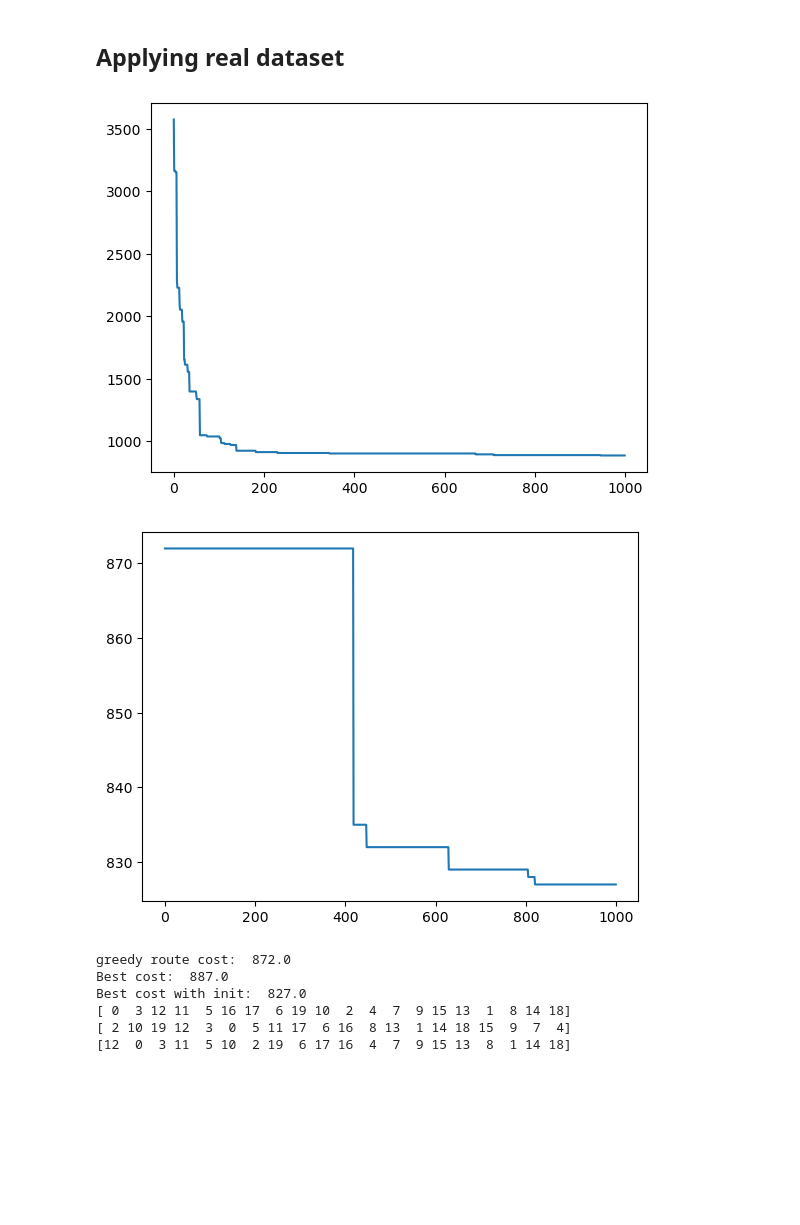
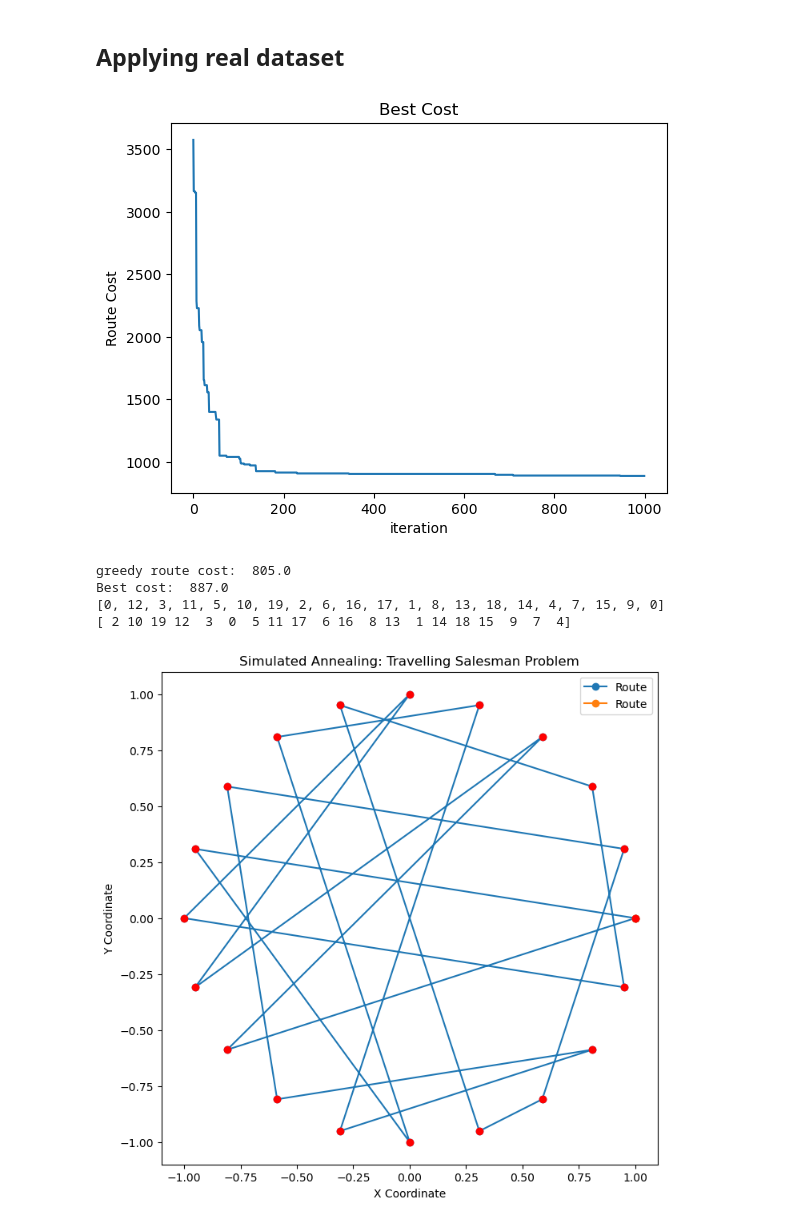
Before and after one commit to Fuglede30/Stokastisk_sim_2, a Jupyter notebook: 7_annealing.ipynb, the cells around one changed output. Cells and saved outputs as stored; diff of their text form; code cells hidden in the pictures; blank space fills up the shorter version.

```diff
--- a/7_annealing.ipynb
+++ b/7_annealing.ipynb
@@ -89,6 +89,34 @@ plot_route(coords, best_route)
 np.random.seed(42)
 def total_distance(route, cost_matrix):
     return sum(cost_matrix[route[i], route[i+1]] for i in range(len(route) - 1)) + cost_matrix[route[-1], route[0]]
+
+def greedy_tsp(cost_matrix, start_city):
+    n = cost_matrix.shape[0]
+    visited = [False] * n
+    route = [start_city]
+    total_cost = 0
+    current_city = start_city
+    visited[current_city] = True
+
+    for _ in range(n - 1):
+        # Find the nearest unvisited city
+        nearest_city = None
+        min_cost = float('inf')
+        for next_city in range(n):
+            if not visited[next_city] and cost_matrix[current_city, next_city] < min_cost:
+                min_cost = cost_matrix[current_city, next_city]
+                nearest_city = next_city
+        # Move to the nearest city
+        route.append(nearest_city)
+        total_cost += min_cost
+        current_city = nearest_city
+        visited[current_city] = True
+
+    # Return to the starting city
+    total_cost += cost_matrix[current_city, start_city]
+    route.append(start_city)
+
+    return route, total_cost
 
 
 def simulated_annealing(cost_matrix, initial_temp, cooling_rate, max_iterations,greedy=[]):
@@ -138,48 +166,41 @@ def plot_route(coords, route):
     plt.show()
 
 
 cost_matrix = np.loadtxt('cost.csv', delimiter=',')
-
-greedy_route = np.array([0,3,12,11,5,16,17,6,19,10,2,4,7,9,15,13,1,8,14,18])
+greedy_route, cost = greedy_tsp(cost_matrix, 0)
 
 n = len(cost_matrix)
 coords = np.random.rand(n, 2)
 
 initial_temp = 100
 cooling_rate = 0.99
 max_iterations = 1000
 
 best_route, best_cost, cost = simulated_annealing(cost_matrix, initial_temp, cooling_rate, max_iterations)
 plt.plot(range(max_iterations),cost)
-plt.show()
-
-
-best_route_with_init, best_cost_with_init, cost_with_init = simulated_annealing(cost_matrix, initial_temp, cooling_rate, max_iterations,greedy_route)
-plt.plot(range(max_iterations),cost_with_init)
+plt.xlabel('iteration')
+plt.ylabel('Route Cost')
+plt.title('Best Cost')
 plt.show()
 
 print('greedy route cost: ', total_distance(greedy_route,cost_matrix))
 print('Best cost: ',best_cost)
-print('Best cost with init: ',best_cost_with_init)
+
 
 print(greedy_route)
 print(best_route)
-print(best_route_with_init)
 
 
 n_stations = 20
 angles = np.linspace(0, 2 * np.pi, n_stations, endpoint=False)
 coords = np.array([[np.cos(angle), np.sin(angle)] for angle in angles])
 
 plot_route(coords, greedy_route)
 plot_route(coords, best_route)
-plot_route(coords, best_route_with_init)
 # %% [output]
-[figure, old version]
+[figure, new version]
+greedy route cost:  805.0
+Best cost:  887.0
+[0, 12, 3, 11, 5, 10, 19, 2, 6, 16, 17, 1, 8, 13, 18, 14, 4, 7, 15, 9, 0]
+[ 2 10 19 12  3  0  5 11 17  6 16  8 13  1 14 18 15  9  7  4]
-[figure, old version]
+[figure, new version]
-greedy route cost:  872.0
-Best cost:  887.0
-Best cost with init:  827.0
-[ 0  3 12 11  5 16 17  6 19 10  2  4  7  9 15 13  1  8 14 18]
-[ 2 10 19 12  3  0  5 11 17  6 16  8 13  1 14 18 15  9  7  4]
-[12  0  3 11  5 10  2 19  6 17 16  4  7  9 15 13  8  1 14 18]
```
Also changed, not shown: parts of 3 cells of this notebook, 5 other files.
